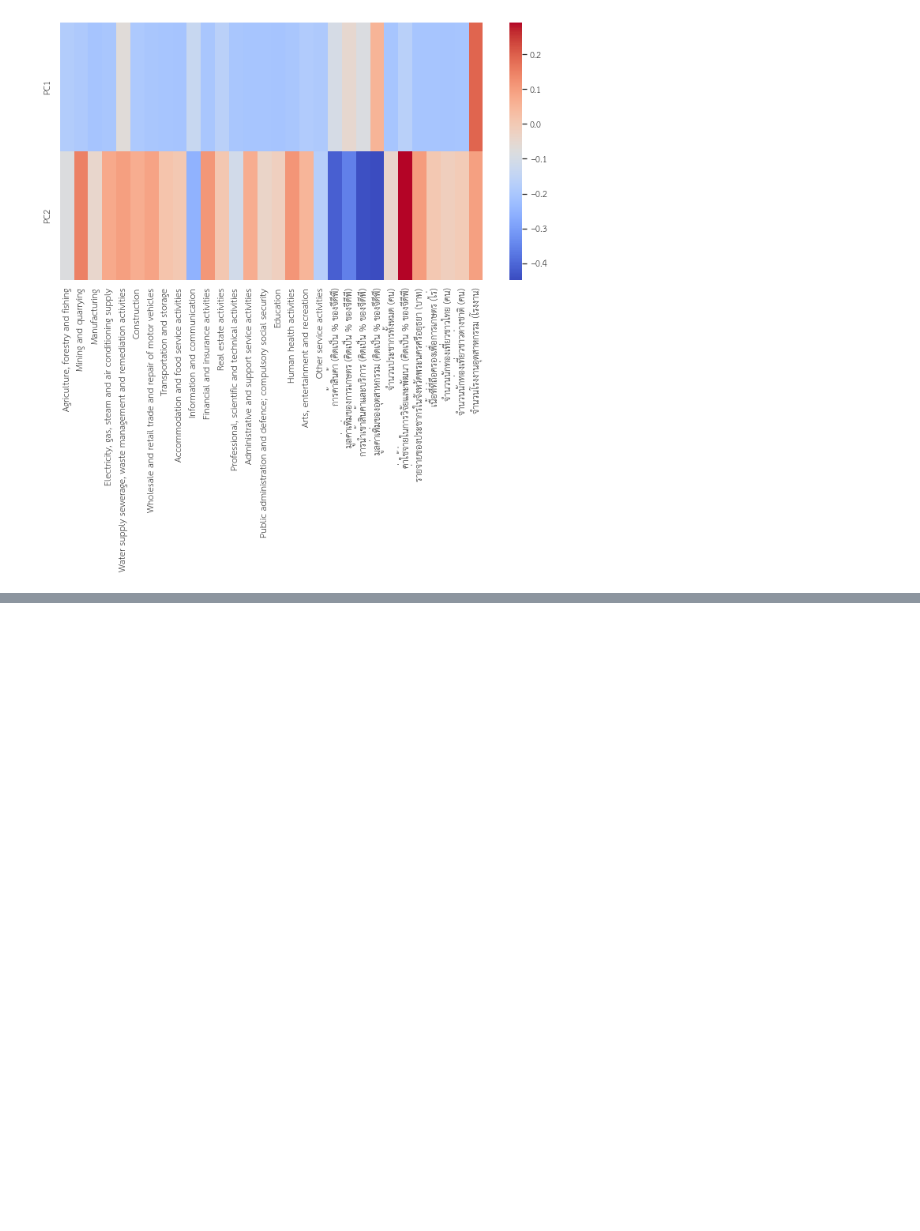
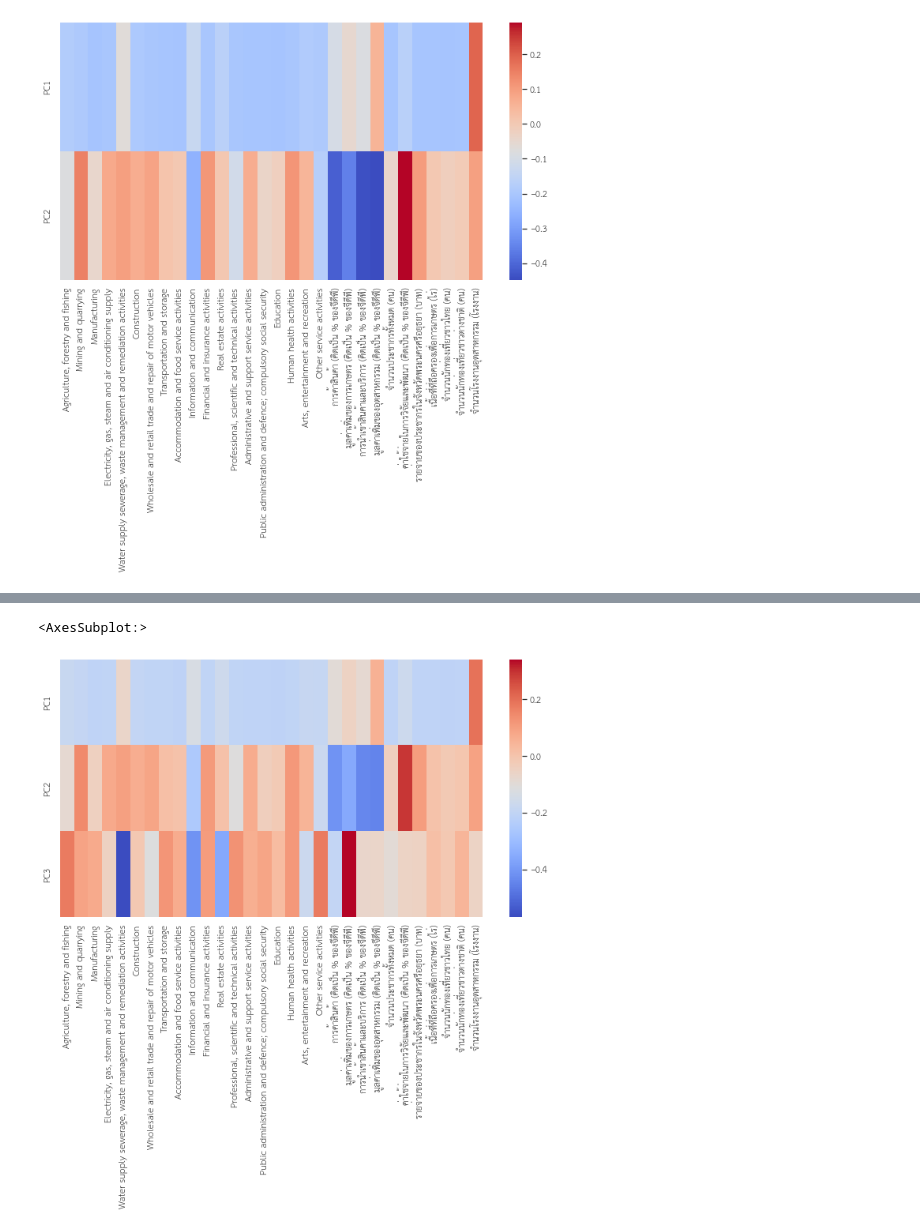
Before and after one commit to pant411/final_stat_pant, a Jupyter notebook: part1_dimen_ayth.ipynb, the cells around one changed output, grey strips where cells are left out. Saved outputs shown, nothing was run; the diff lists cells and outputs as text; code cells hidden in the pictures; blank space fills up the shorter version.

```diff
--- a/part1_dimen_ayth.ipynb
+++ b/part1_dimen_ayth.ipynb
@@ -345,0 +438,9 @@ sns.heatmap(temp_df3,cmap='coolwarm')
+# %%
+temp_df3 = pd.DataFrame(pca3.components_, columns=X.columns)
+temp_df3.rename(index={0: "PC1", 1: "PC2", 2:"PC3"}, inplace=True)
+
+plt.figure(figsize=(12,6))
+sns.heatmap(temp_df3,cmap='coolwarm')
+# %% [output]
+<AxesSubplot:>
+[figure, added]
```
Also changed, not shown: parts of 46 cells of this notebook, 3 other files.
